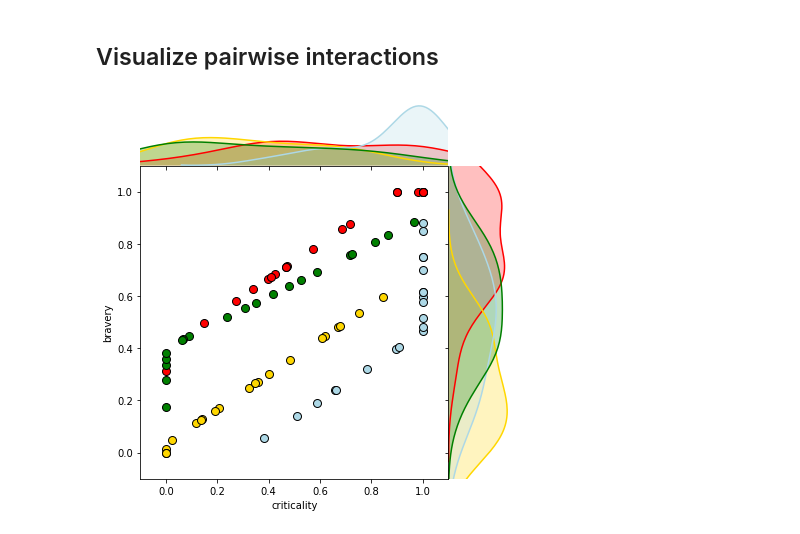
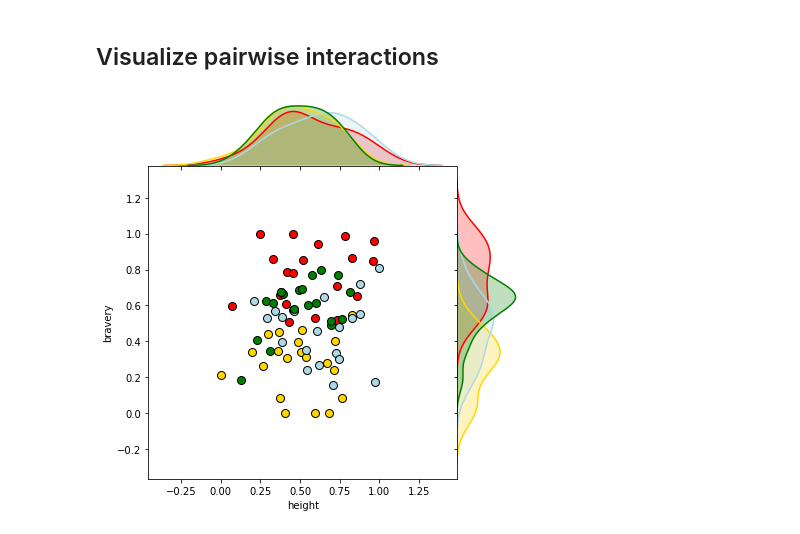
Before and after one commit to michaelsilverstein/TheSortingHat, a Jupyter notebook: SortingHat_MachineLearning.ipynb, the cells around one changed output. Drawn from its saved outputs; the diff is of its cells as text; code cells hidden in the pictures.

```diff
--- a/SortingHat_MachineLearning.ipynb
+++ b/SortingHat_MachineLearning.ipynb
@@ -77,12 +77,15 @@ for feature, ms, ss in zip(features, means, stds):
         MIN, MAX = 0, 1
     else:
         MIN, MAX = None, None
+    # Use the function that I wrote in `sortinghat_functions.py` to generate data for each feature for all classes
     data = sh.generate_feature(ms, ss, n, houses, feature, random_seed, MIN, MAX)
 
     if df.empty:
         df = data
     else:
         df = df.join(data[feature])
+    # Change random seed so next sampling of next feature is independent
+    random_seed += 1
 # Place class label as last feature
 df = df[[c for c in df if c!='class']+['class']]
 # Let's rescale `height` between 0 and 1 so we can easily compare with other features
@@ -115,12 +106,12 @@ Our features may capture differences independently, but likely there are higher
 # %% [markdown]
 ## Visualize pairwise interactions
 # %%
-x, y = 'criticality', 'bravery'
-g = sns.JointGrid(x, y, df, space=0, xlim=(-.1,1.1), ylim=(-.1,1.1))
+x, y = 'height', 'bravery'
+g = sns.JointGrid(x, y, df, space=0)
 for house, house_data in df.groupby('class'):
     c = palette[house]
     sns.kdeplot(house_data[x], ax=g.ax_marg_x, legend=False, shade=True, color=c)
     sns.kdeplot(house_data[y], ax=g.ax_marg_y, vertical=True, legend=False,shade=True, color=c)
     g.ax_joint.plot(house_data[x], house_data[y], 'o', color=c, markeredgecolor='k', ms=8)
 # %% [output]
-[figure, old version]
+[figure, new version]
```
Also changed, not shown: parts of 5 cells of this notebook, 1 other file.
